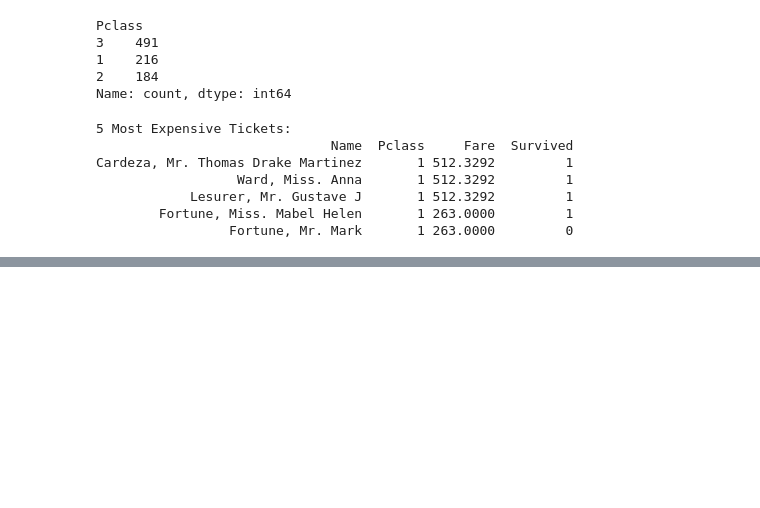
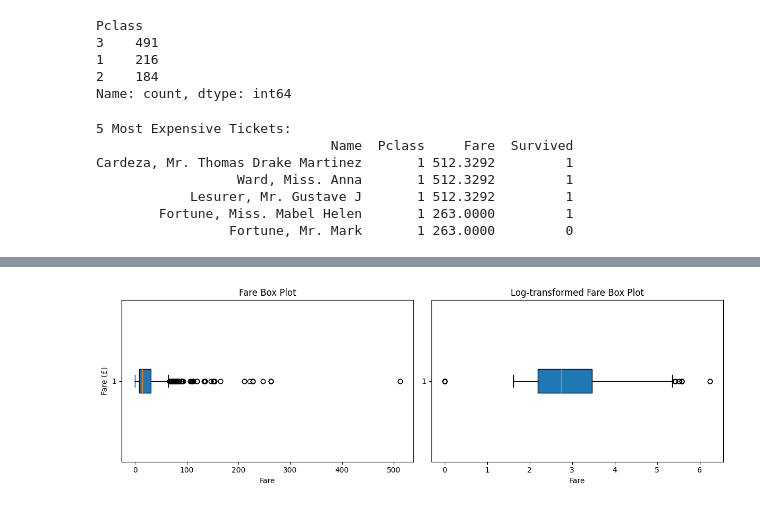
Before and after one commit to SAISANJAYR/Sai-s_IQube_Practice_Tasks, a Jupyter notebook: Sai's_IQube_Practice_Notebook.ipynb, the cells around one changed output, grey strips where cells are left out. Saved outputs shown, nothing was run; the diff lists cells and outputs as text; code cells hidden in the pictures; blank space fills up the shorter version.

```diff
--- a/Sai's_IQube_Practice_Notebook.ipynb
+++ b/Sai's_IQube_Practice_Notebook.ipynb
@@ -283,0 +310,19 @@ Cardeza, Mr. Thomas Drake Martinez       1 512.3292         1
+# %%
+# Box plot
+fig, axes = plt.subplots(1, 2, figsize=(12, 4))
+axes[0].boxplot(df['Fare'].dropna(), patch_artist=True,
+                vert=False
+                )
+axes[0].set_title('Fare Box Plot')
+axes[0].set_ylabel('Fare (£)')
+axes[0].set_xlabel('Fare')
+
+axes[1].boxplot(np.log1p(df['Fare'].dropna()), patch_artist=True,
+                vert=False
+                )
+axes[1].set_title('Log-transformed Fare Box Plot')
+axes[1].set_xlabel('Fare')
+plt.tight_layout()
+plt.show()
+# %% [output]
+[figure, added]
```
Also changed, not shown: parts of 4 cells of this notebook.
